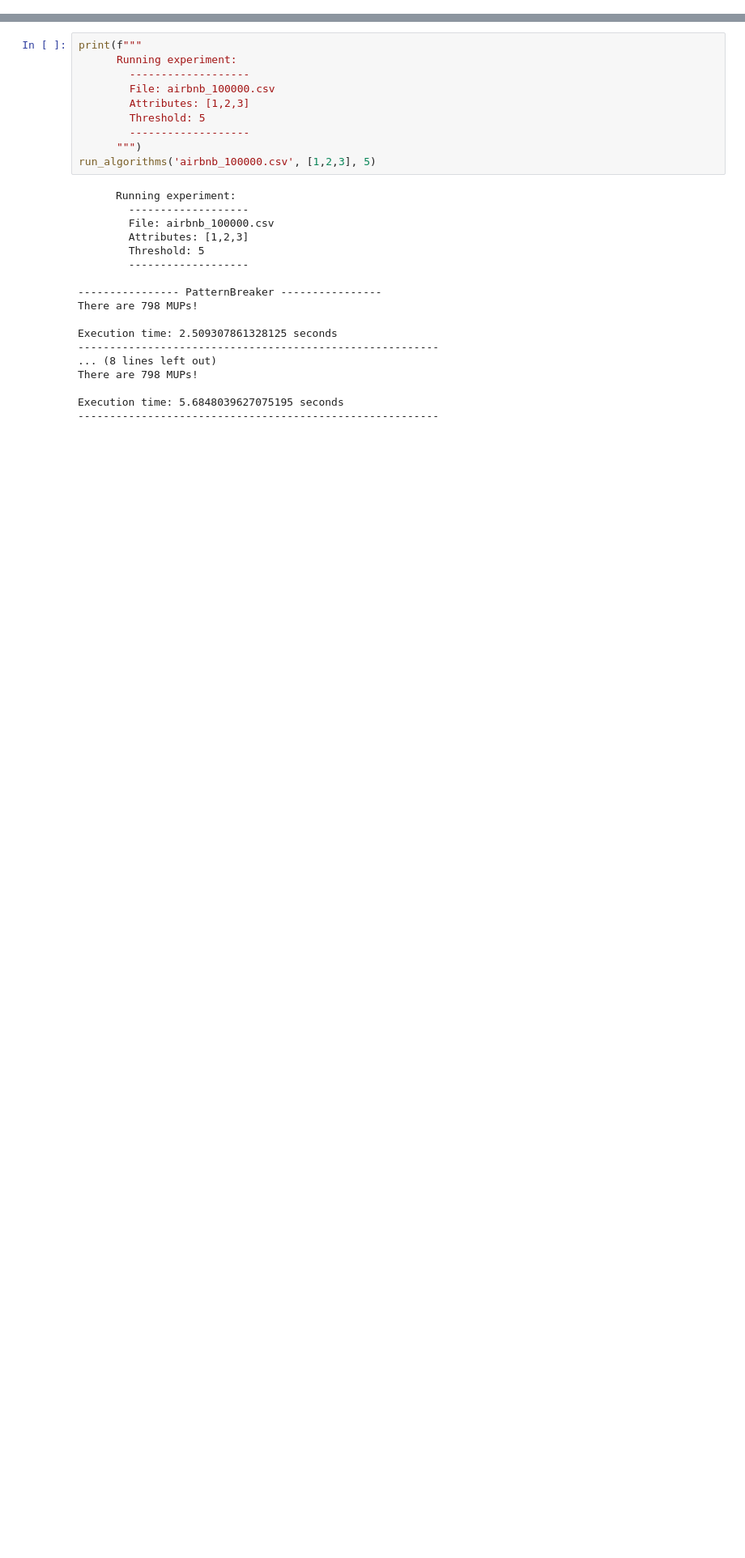
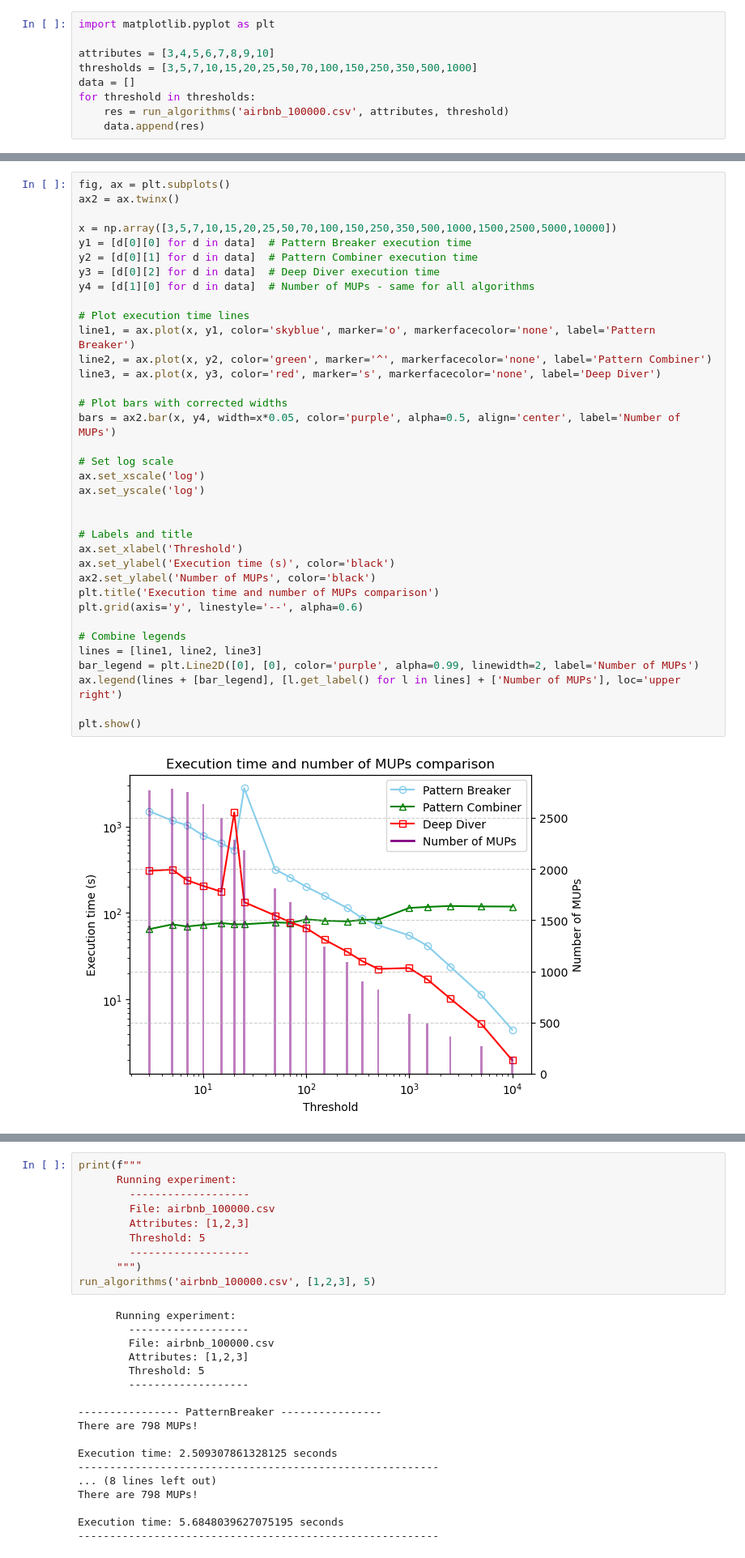
Before and after one commit to nirsurani132/dataManagementFinalProject25, a Jupyter notebook: Search_Algorithms.ipynb, the cells around one changed output, grey strips where cells are left out. Shown at 81% size. Drawn from its saved outputs; the diff is of its cells as text; blank space fills up the shorter version.

```diff
--- a/Search_Algorithms.ipynb
+++ b/Search_Algorithms.ipynb
@@ -76,0 +75,9 @@ def run_algorithms(file_name, attributes, threshold, print_mups=False):
+# %%
+import matplotlib.pyplot as plt
+
+attributes = [3,4,5,6,7,8,9,10]
+thresholds = [3,5,7,10,15,20,25,50,70,100,150,250,350,500,1000]
+data = []
+for threshold in thresholds:
+    res = run_algorithms('airbnb_100000.csv', attributes, threshold)
+    data.append(res)
@@ -77,3 +102,41 @@ def run_algorithms(file_name, attributes, threshold, print_mups=False):
+# %%
+fig, ax = plt.subplots()
+ax2 = ax.twinx()
+
+x = np.array([3,5,7,10,15,20,25,50,70,100,150,250,350,500,1000,1500,2500,5000,10000])
+y1 = [d[0][0] for d in data]  # Pattern Breaker execution time
+y2 = [d[0][1] for d in data]  # Pattern Combiner execution time
+y3 = [d[0][2] for d in data]  # Deep Diver execution time
+y4 = [d[1][0] for d in data]  # Number of MUPs - same for all algorithms
+
+# Plot execution time lines
+line1, = ax.plot(x, y1, color='skyblue', marker='o', markerfacecolor='none', label='Pattern Breaker')
+line2, = ax.plot(x, y2, color='green', marker='^', markerfacecolor='none', label='Pattern Combiner')
+line3, = ax.plot(x, y3, color='red', marker='s', markerfacecolor='none', label='Deep Diver')
+
+# Plot bars with corrected widths
+bars = ax2.bar(x, y4, width=x*0.05, color='purple', alpha=0.5, align='center', label='Number of MUPs')
+
+# Set log scale
+ax.set_xscale('log')
+ax.set_yscale('log')
+
+
+# Labels and title
+ax.set_xlabel('Threshold')
+ax.set_ylabel('Execution time (s)', color='black')
+ax2.set_ylabel('Number of MUPs', color='black')
+plt.title('Execution time and number of MUPs comparison')
+plt.grid(axis='y', linestyle='--', alpha=0.6)
+
+# Combine legends
+lines = [line1, line2, line3]
+bar_legend = plt.Line2D([0], [0], color='purple', alpha=0.99, linewidth=2, label='Number of MUPs')
+ax.legend(lines + [bar_legend], [l.get_label() for l in lines] + ['Number of MUPs'], loc='upper right')
+
+plt.show()
+# %% [output]
+[figure, added]
 # %%
 print(f"""
       Running experiment:
```
Also changed, not shown: parts of 5 cells of this notebook, 1 other file.
